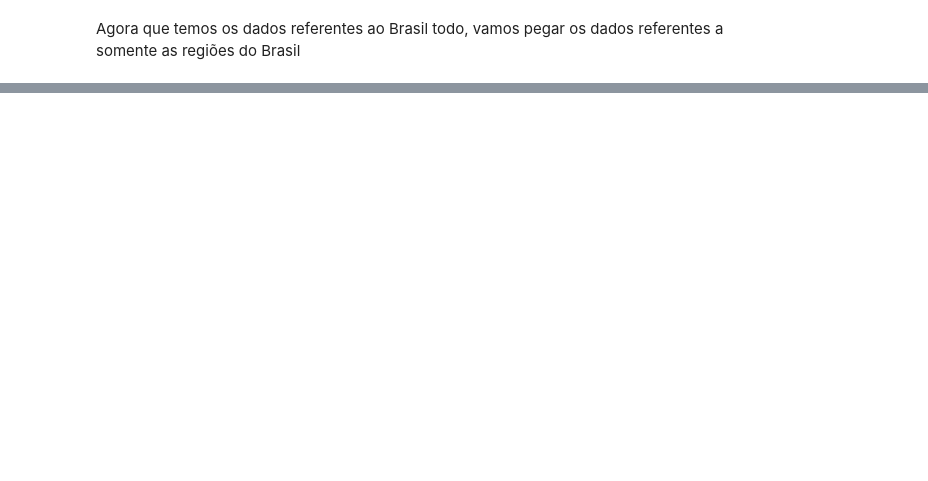
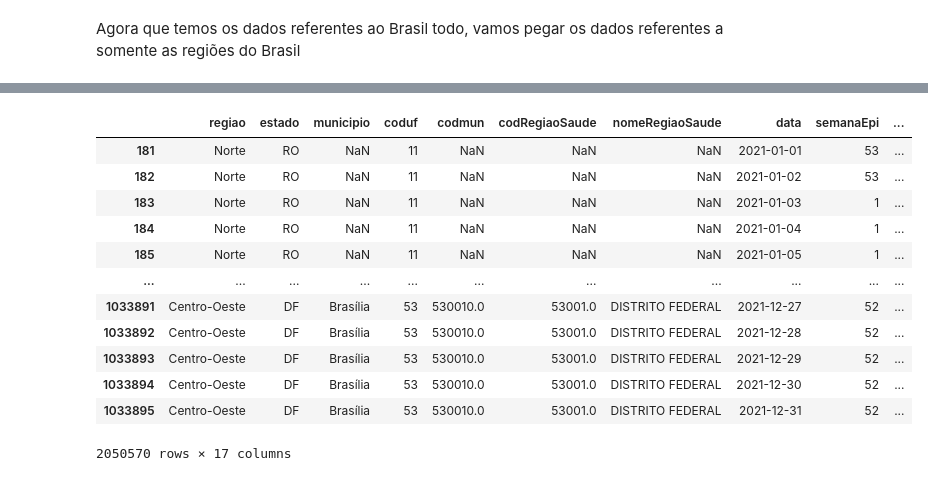
Before and after one commit to GabriellMiranda/TP-Dados-Analise-de-dados-de-covid, a Jupyter notebook: Trabalho_de_Dados.ipynb, the cells around one changed output, grey strips where cells are left out. Saved outputs shown, nothing was run; the diff lists cells and outputs as text; code cells hidden in the pictures; blank space fills up the shorter version.

```diff
--- a/Trabalho_de_Dados.ipynb
+++ b/Trabalho_de_Dados.ipynb
@@ -82,0 +237,16 @@ RegioesBrasil2020.head()
+# %%
+RegioesBrasil2021
+# %% [output]
+|  | regiao | estado | municipio | coduf | codmun | codRegiaoSaude | nomeRegiaoSaude | data | semanaEpi | ... |
+| 181 | Norte | RO | NaN | 11 | NaN | NaN | NaN | 2021-01-01 | 53 | ... |
+| 182 | Norte | RO | NaN | 11 | NaN | NaN | NaN | 2021-01-02 | 53 | ... |
+| 183 | Norte | RO | NaN | 11 | NaN | NaN | NaN | 2021-01-03 | 1 | ... |
+| 184 | Norte | RO | NaN | 11 | NaN | NaN | NaN | 2021-01-04 | 1 | ... |
+| 185 | Norte | RO | NaN | 11 | NaN | NaN | NaN | 2021-01-05 | 1 | ... |
+| ... | ... | ... | ... | ... | ... | ... | ... | ... | ... | ... |
+| 1033891 | Centro-Oeste | DF | Brasília | 53 | 530010.0 | 53001.0 | DISTRITO FEDERAL | 2021-12-27 | 52 | ... |
+| 1033892 | Centro-Oeste | DF | Brasília | 53 | 530010.0 | 53001.0 | DISTRITO FEDERAL | 2021-12-28 | 52 | ... |
+| 1033893 | Centro-Oeste | DF | Brasília | 53 | 530010.0 | 53001.0 | DISTRITO FEDERAL | 2021-12-29 | 52 | ... |
+| 1033894 | Centro-Oeste | DF | Brasília | 53 | 530010.0 | 53001.0 | DISTRITO FEDERAL | 2021-12-30 | 52 | ... |
+| 1033895 | Centro-Oeste | DF | Brasília | 53 | 530010.0 | 53001.0 | DISTRITO FEDERAL | 2021-12-31 | 52 | ... |
+2050570 rows × 17 columns
```
Also changed, not shown: parts of 24 cells of this notebook, 1 other file.
